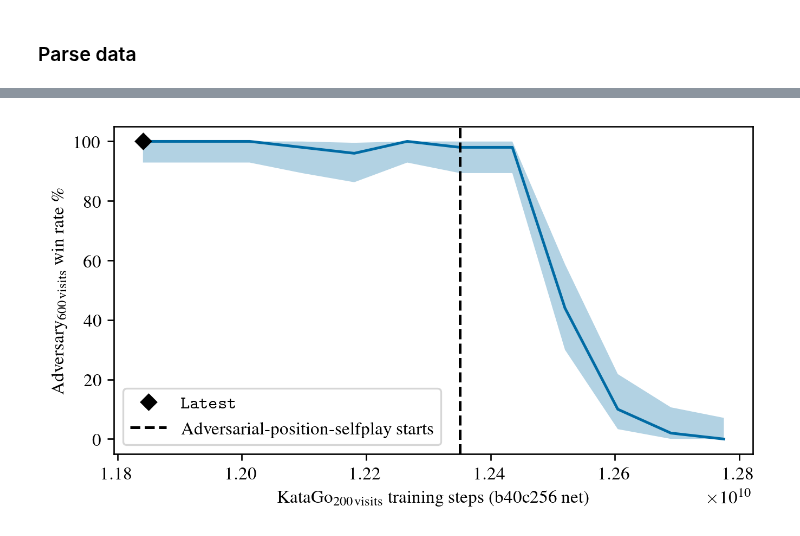
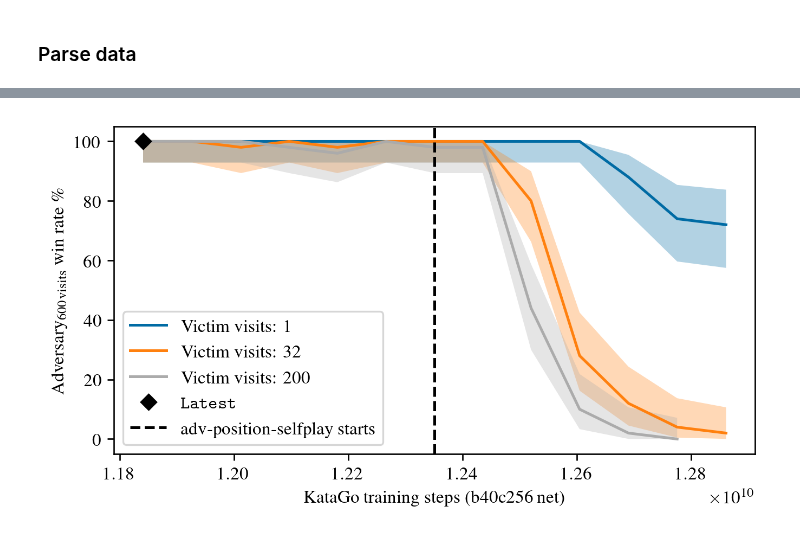
Before and after one commit to AlignmentResearch/KataGoVisualizer, a Jupyter notebook: notebooks/notebooks/paper/katago-new-ckpt-evals.ipynb, the cells around one changed output, grey strips where cells are left out. Cells and saved outputs as stored; diff of their text form; code cells hidden in the pictures.

Commit message:
Update new-ckpt-eval nb

```diff
--- a/notebooks/notebooks/paper/katago-new-ckpt-evals.ipynb
+++ b/notebooks/notebooks/paper/katago-new-ckpt-evals.ipynb
@@ -20,9 +20,13 @@ plt.style.use(
 ### Parse data
 # %%
 df = utils.parse_sgfs(
-    ["/nas/ucb/tony/go-attack/matches/cyclic-adv-s545m-vs-newer-katago-ckpts/"]
+    [
+        "/nas/ucb/tony/go-attack/matches/cyclic-adv-s545m-vs-newer-katago-ckpts/",
+        "/nas/ucb/k8/go-attack/match/tony-new-kata-cp-sweep-try0/",
+        "/nas/ucb/k8/go-attack/match/tony-new-kata-cp-sweep-v32/",
+    ]
 )
 df["victim_net_type"] = df.victim_name.str.split("-").str[0]
 df["victim_rows"] = df.victim_name.str.split("-d").str[-1].astype(int)
-len(df)
+len(df), df.victim_visits.unique()
 # %% [output]
@@ -37,50 +41,59 @@ LATEST_STEPS = 11840935168
 # %%
 ALPHA = 0.05
 colors = plt.rcParams["axes.prop_cycle"].by_key()["color"]
-for i, net_type in enumerate(sorted(df.victim_net_type.unique())):
-    cdf = df.query("victim_net_type == @net_type")
-    mean_df = cdf.groupby("victim_steps").adv_win.mean()
+for net_type in sorted(df.victim_net_type.unique()):
+    for i, vv in enumerate(sorted(df.victim_visits.unique())):
+        cdf = df.query("victim_net_type == @net_type and victim_visits == @vv")
+        mean_df = cdf.groupby("victim_steps").adv_win.mean()
 
-    (100 * mean_df).plot(label="", color=colors[i])
+        (100 * mean_df).plot(label=f"Victim visits: {vv}", color=colors[i])
 
-    # Compute clopper-pearson confidence intervals
-    ci_df = cdf.groupby("victim_steps").adv_win.apply(
-        lambda x: proportion_confint(x.sum(), len(x), alpha=ALPHA, method="beta")
-    )
-    ci_df = pd.DataFrame(ci_df.tolist(), index=ci_df.index, columns=["lower", "upper"])
-    ci_df = 100 * ci_df
-    plt.fill_between(
-        mean_df.index,
-        ci_df.lower,  # type: ignore
-        ci_df.upper,  # type: ignore
-        alpha=0.3,
-        color=colors[i],
-        edgecolor="none",
-    )
-
-    if net_type == "b40c256":
-        plt.plot(
-            LATEST_STEPS,
-            100 * cdf.query("victim_steps == @LATEST_STEPS").adv_win.mean(),
-            "D",
-            label=r"\texttt{Latest}",
-            color="black",
+        # Compute clopper-pearson confidence intervals
+        ci_df = cdf.groupby("victim_steps").adv_win.apply(
+            lambda x: proportion_confint(
+                x.sum(),
+                len(x),
+                alpha=ALPHA,
+                method="beta",
+            )
+        )
+        ci_df = pd.DataFrame(
+            ci_df.tolist(), index=ci_df.index, columns=["lower", "upper"]
+        )
+        ci_df = 100 * ci_df
+        plt.fill_between(
+            mean_df.index,
+            ci_df.lower,  # type: ignore
+            ci_df.upper,  # type: ignore
+            alpha=0.3,
+            color=colors[i],
+            edgecolor="none",
         )
 
-    adv_training_start_steps = cdf.query(
-        "victim_rows <= @ADV_TRAIN_ROW_START"
-    ).victim_steps.max()
-    plt.axvline(
-        adv_training_start_steps,
-        color="black",
-        linestyle="--",
-        label="Adversarial-position-selfplay starts",
-    )
+        if vv == 200:
+            if net_type == "b40c256":
+                plt.plot(
+                    LATEST_STEPS,
+                    100 * cdf.query("victim_steps == @LATEST_STEPS").adv_win.mean(),
+                    "D",
+                    label=r"\texttt{Latest}",
+                    color="black",
+                )
+
+            adv_training_start_steps = cdf.query(
+                "victim_rows <= @ADV_TRAIN_ROW_START"
+            ).victim_steps.max()
+            plt.axvline(
+                adv_training_start_steps,
+                color="black",
+                linestyle="--",
+                label="adv-position-selfplay starts",
+            )
 
     # Legend in lower left corner
     plt.legend(loc="lower left")
     plt.ylabel(r"Adversary$_\mathrm{600\,visits}$ win rate \%")
-    plt.xlabel(rf"KataGo$_\mathrm{{200\,visits}}$ training steps ({net_type} net)")
+    plt.xlabel(rf"KataGo training steps ({net_type} net)")
     plt.show()
 # %% [output]
-[figure, old version]
+[figure, new version]
```
Also changed, not shown: parts of 2 cells of this notebook.
